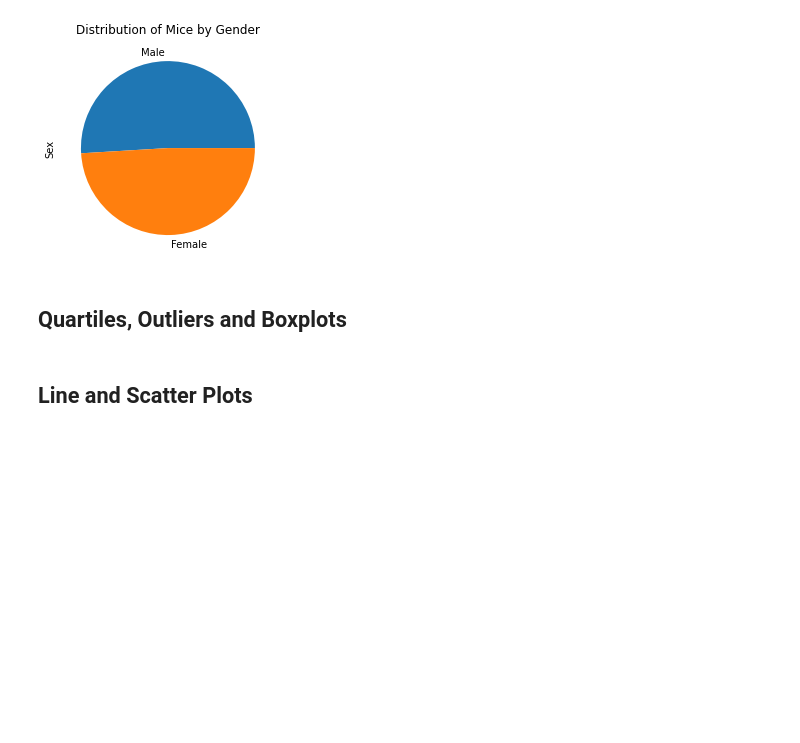
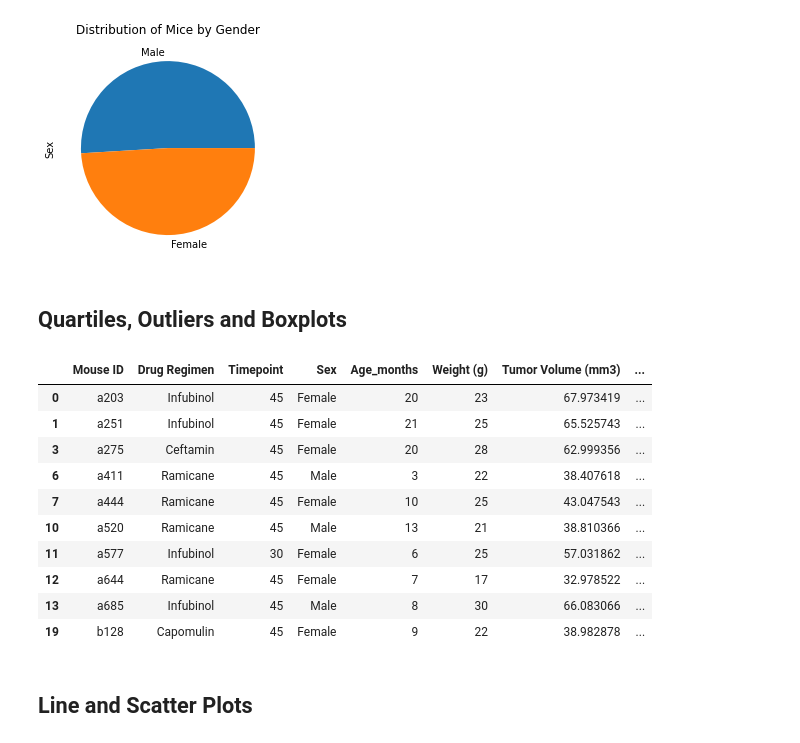
Before and after one commit to SommerKim/drug-study-visualization, a Jupyter notebook: Pymaceuticals/pymaceuticals_starter.ipynb, the cells around one changed output. Drawn from its saved outputs; the diff is of its cells as text; code cells hidden in the pictures; blank space fills up the shorter version.

Commit message:
Created dataframe for final tumor volume

```diff
--- a/Pymaceuticals/pymaceuticals_starter.ipynb
+++ b/Pymaceuticals/pymaceuticals_starter.ipynb
@@ -209,13 +209,35 @@ plt.show()
 # %% [markdown]
 ## Quartiles, Outliers and Boxplots
 # %%
-# Calculate the final tumor volume of each mouse across four of the treatment regimens:
-# Capomulin, Ramicane, Infubinol, and Ceftamin
-
+# Calculate the final tumor volume of each mouse across: Capomulin, Ramicane, Infubinol, and Ceftamin
 # Start by getting the last (greatest) timepoint for each mouse
-
+mouse_id_group = clean_combined_data.groupby(["Mouse ID", "Drug Regimen"], as_index=False)
+mouse_id_group = pd.DataFrame(mouse_id_group["Timepoint"].max())
 
 # Merge this group df with the original dataframe to get the tumor volume at the last timepoint
+final_vol_df = mouse_id_group.merge(clean_combined_data)
+
+# get names of indexes for which column Drug Regimen is not the four drugs we want to study
+index_names = final_vol_df[(final_vol_df['Drug Regimen'] != "Capomulin") & (final_vol_df["Drug Regimen"] != "Ramicane") &
+                           (final_vol_df["Drug Regimen"] != "Infubinol") & (final_vol_df["Drug Regimen"] != "Ceftamin")].index
+
+# drop these row indices
+final_vol_df.drop(index_names, inplace = True)
+
+# Display dataframe
+final_vol_df.head(10)
+# %% [output]
+|  | Mouse ID | Drug Regimen | Timepoint | Sex | Age_months | Weight (g) | Tumor Volume (mm3) | ... |
+| 0 | a203 | Infubinol | 45 | Female | 20 | 23 | 67.973419 | ... |
+| 1 | a251 | Infubinol | 45 | Female | 21 | 25 | 65.525743 | ... |
+| 3 | a275 | Ceftamin | 45 | Female | 20 | 28 | 62.999356 | ... |
+| 6 | a411 | Ramicane | 45 | Male | 3 | 22 | 38.407618 | ... |
+| 7 | a444 | Ramicane | 45 | Female | 10 | 25 | 43.047543 | ... |
+| 10 | a520 | Ramicane | 45 | Male | 13 | 21 | 38.810366 | ... |
+| 11 | a577 | Infubinol | 30 | Female | 6 | 25 | 57.031862 | ... |
+| 12 | a644 | Ramicane | 45 | Female | 7 | 17 | 32.978522 | ... |
+| 13 | a685 | Infubinol | 45 | Male | 8 | 30 | 66.083066 | ... |
+| 19 | b128 | Capomulin | 45 | Female | 9 | 22 | 38.982878 | ... |
 # %%
 # Put treatments into a list for for loop (and later for plot labels)
 
```
